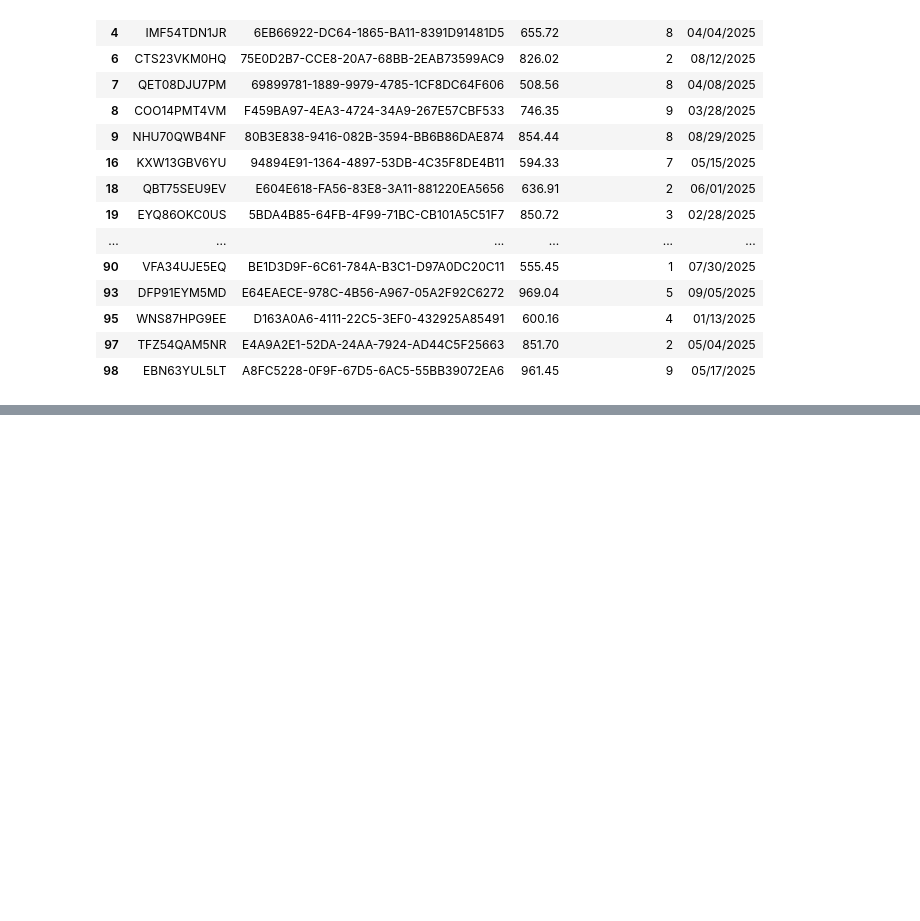
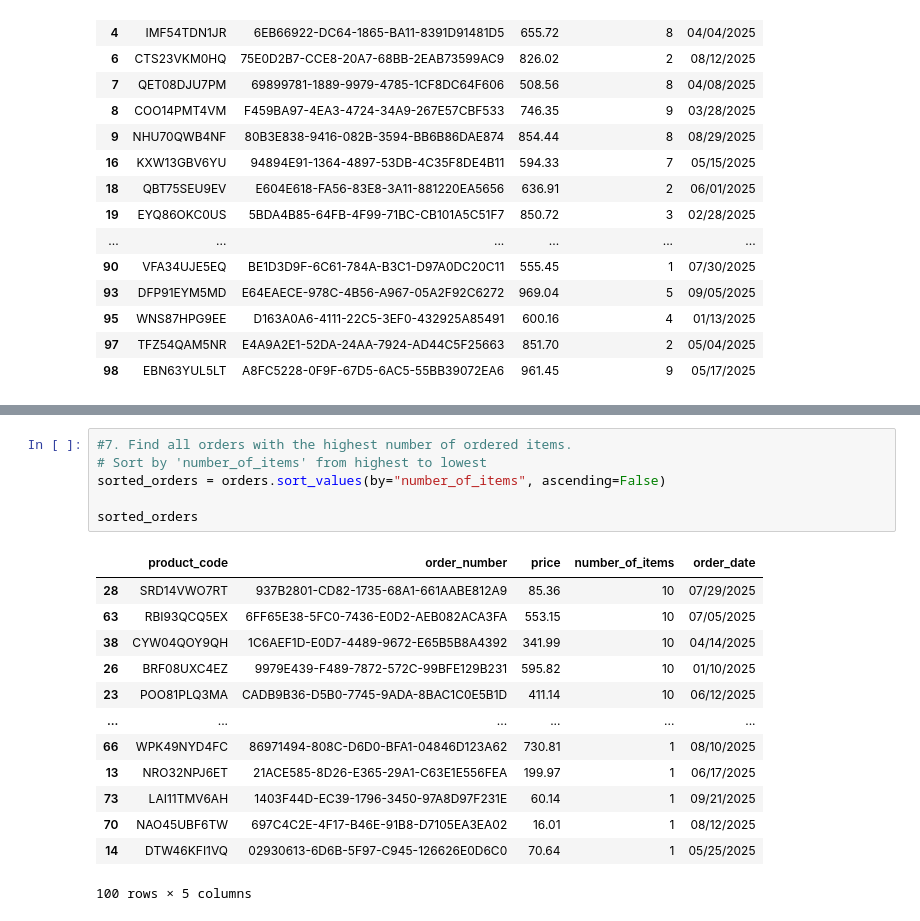
Before and after one commit to ichzann/dis08-ws2526_Boeluem_Ihsan, a Jupyter notebook: labs/06/Task_06.ipynb, the cells around one changed output, grey strips where cells are left out. Cells and saved outputs as stored; diff of their text form; blank space fills up the shorter version.

```diff
--- a/labs/06/Task_06.ipynb
+++ b/labs/06/Task_06.ipynb
@@ -207,0 +234,20 @@ orders[orders["price"] > 500]
+# %%
+#7.	Find all orders with the highest number of ordered items.
+# Sort by 'number_of_items' from highest to lowest
+sorted_orders = orders.sort_values(by="number_of_items", ascending=False)
+
+sorted_orders
+# %% [output]
+|  | product_code | order_number | price | number_of_items | order_date |
+| 28 | SRD14VWO7RT | 937B2801-CD82-1735-68A1-661AABE812A9 | 85.36 | 10 | 07/29/2025 |
+| 63 | RBI93QCQ5EX | 6FF65E38-5FC0-7436-E0D2-AEB082ACA3FA | 553.15 | 10 | 07/05/2025 |
+| 38 | CYW04QOY9QH | 1C6AEF1D-E0D7-4489-9672-E65B5B8A4392 | 341.99 | 10 | 04/14/2025 |
+| 26 | BRF08UXC4EZ | 9979E439-F489-7872-572C-99BFE129B231 | 595.82 | 10 | 01/10/2025 |
+| 23 | POO81PLQ3MA | CADB9B36-D5B0-7745-9ADA-8BAC1C0E5B1D | 411.14 | 10 | 06/12/2025 |
+| ... | ... | ... | ... | ... | ... |
+| 66 | WPK49NYD4FC | 86971494-808C-D6D0-BFA1-04846D123A62 | 730.81 | 1 | 08/10/2025 |
+| 13 | NRO32NPJ6ET | 21ACE585-8D26-E365-29A1-C63E1E556FEA | 199.97 | 1 | 06/17/2025 |
+| 73 | LAI11TMV6AH | 1403F44D-EC39-1796-3450-97A8D97F231E | 60.14 | 1 | 09/21/2025 |
+| 70 | NAO45UBF6TW | 697C4C2E-4F17-B46E-91B8-D7105EA3EA02 | 16.01 | 1 | 08/12/2025 |
+| 14 | DTW46KFI1VQ | 02930613-6D6B-5F97-C945-126626E0D6C0 | 70.64 | 1 | 05/25/2025 |
+100 rows × 5 columns
```
Also changed, not shown: parts of 3 cells of this notebook.
